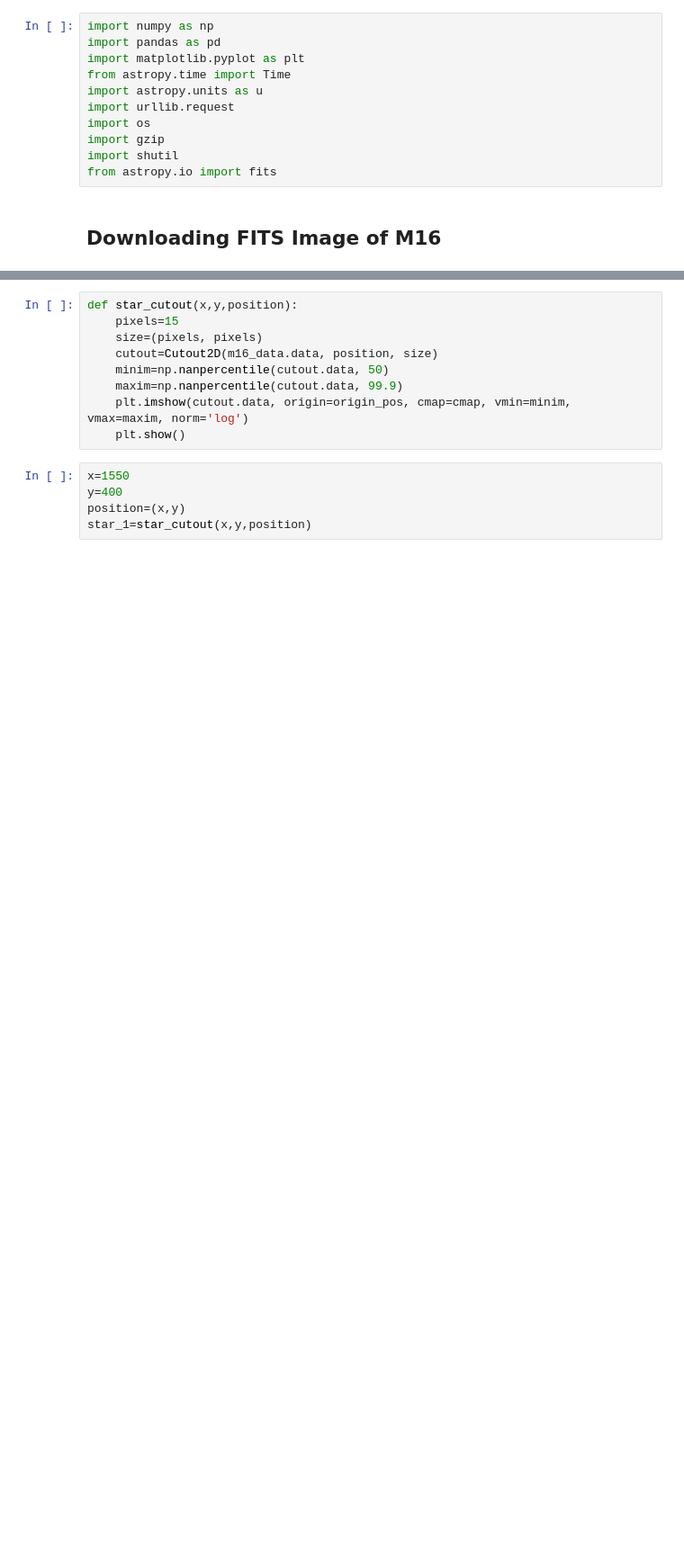
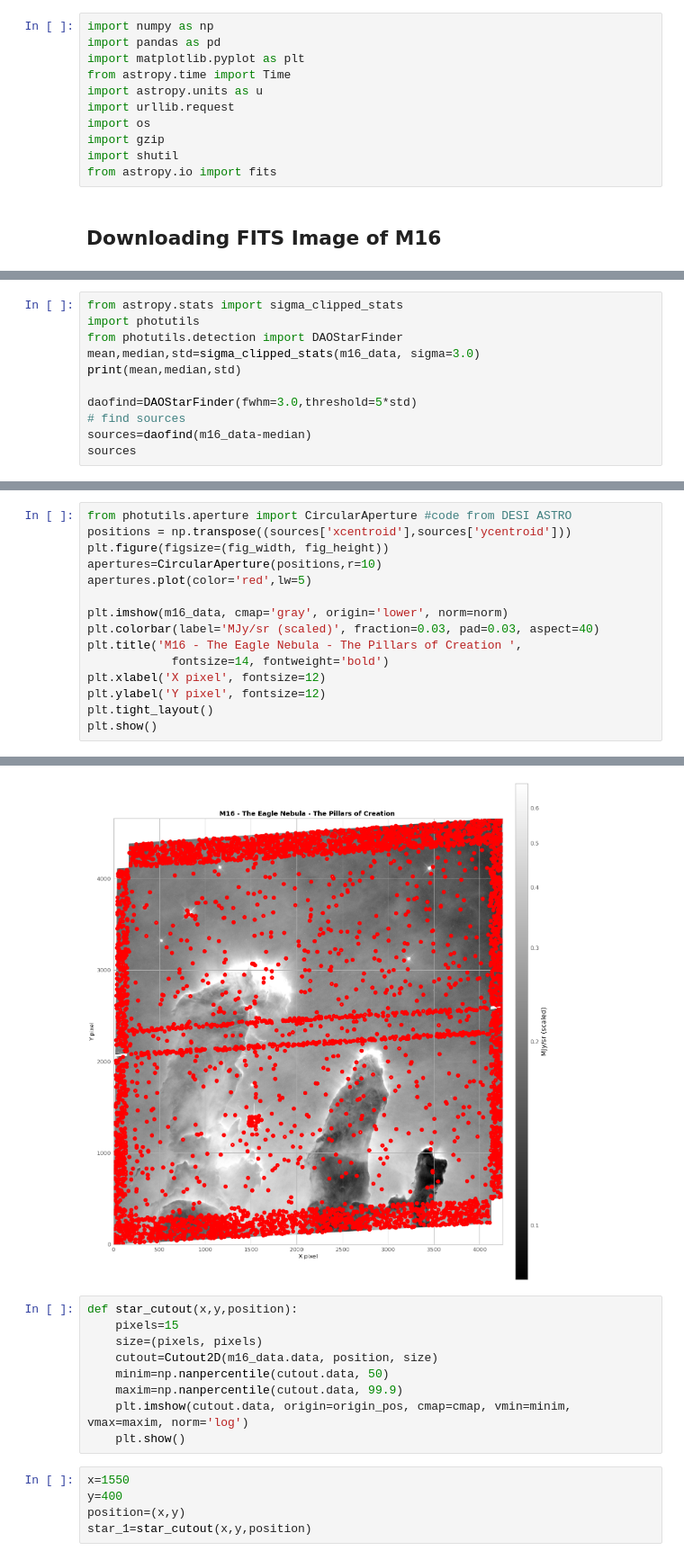
Before and after one commit to Ithea-EC/Photometry-Project-3, a Jupyter notebook: photometry_project.ipynb, the cells around one changed output, grey strips where cells are left out. Shown at 90% size. Cells and saved outputs as stored; diff of their text form; blank space fills up the shorter version.

```diff
--- a/photometry_project.ipynb
+++ b/photometry_project.ipynb
@@ -66,0 +69,11 @@ elif os.path.exists(m16_file):
+# %%
+from astropy.stats import sigma_clipped_stats
+import photutils
+from photutils.detection import DAOStarFinder
+mean,median,std=sigma_clipped_stats(m16_data, sigma=3.0)
+print(mean,median,std)
+
+daofind=DAOStarFinder(fwhm=3.0,threshold=5*std)
+# find sources
+sources=daofind(m16_data-median)
+sources
@@ -66,0 +102,16 @@ elif os.path.exists(m16_file):
+# %%
+from photutils.aperture import CircularAperture #code from DESI ASTRO
+positions = np.transpose((sources['xcentroid'],sources['ycentroid']))
+plt.figure(figsize=(fig_width, fig_height))
+apertures=CircularAperture(positions,r=10)
+apertures.plot(color='red',lw=5)
+
+plt.imshow(m16_data, cmap='gray', origin='lower', norm=norm)
+plt.colorbar(label='MJy/sr (scaled)', fraction=0.03, pad=0.03, aspect=40)
+plt.title('M16 - The Eagle Nebula - The Pillars of Creation ',
+            fontsize=14, fontweight='bold')
+plt.xlabel('X pixel', fontsize=12)
+plt.ylabel('Y pixel', fontsize=12)
+plt.tight_layout()
+plt.show()
+# %% [output]
@@ -67,3 +120,4 @@ elif os.path.exists(m16_file):
+[figure, added]
 # %%
 def star_cutout(x,y,position):
     pixels=15
```
Also changed, not shown: parts of 5 cells of this notebook.
